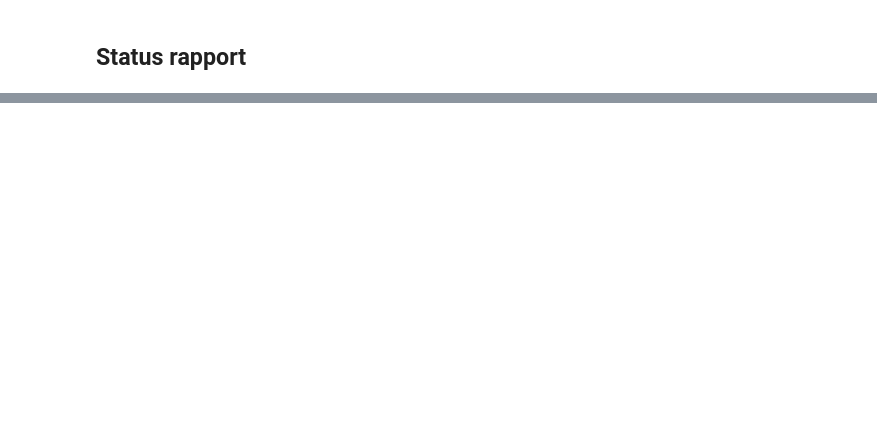
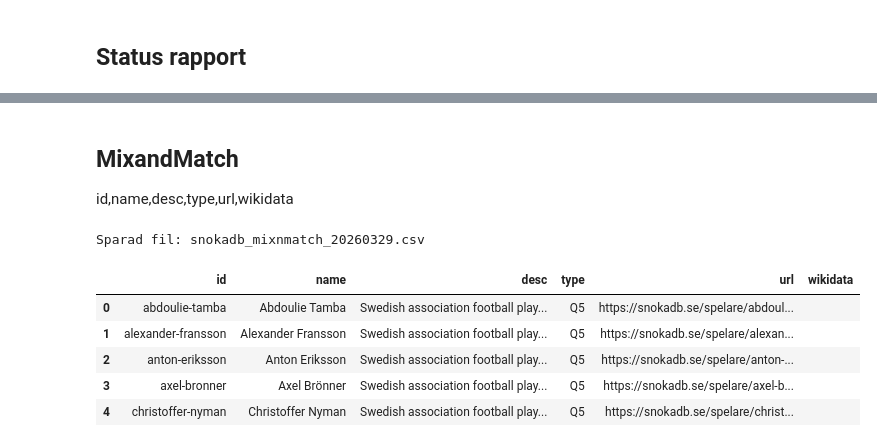
Before and after one commit to salgo60/ifkdb, a Jupyter notebook: Notebook/13_snokadb_se.ipynb, the cells around one changed output, grey strips where cells are left out. Saved outputs shown, nothing was run; the diff lists cells and outputs as text; code cells hidden in the pictures; blank space fills up the shorter version.

```diff
--- a/Notebook/13_snokadb_se.ipynb
+++ b/Notebook/13_snokadb_se.ipynb
@@ -700,12 +617,12 @@ import mwclient
 from datetime import datetime
 
 # =====================================
-# 1. HÄMTA WIKIDATA (P54 AIK)
+# 1. HÄMTA WIKIDATA (P54 )
 # =====================================
 
 SPARQL = """
 SELECT ?player ?playerLabel WHERE {
-  ?player wdt:P54 wd:Q221602 .
+  ?player wdt:P54 wd:Q329607 .
   SERVICE wikibase:label {
     bd:serviceParam wikibase:language "sv,en,mul".
   }
@@ -714,7 +631,7 @@ SELECT ?player ?playerLabel WHERE {
 
 session = requests.Session()
 session.headers.update({
-    "User-Agent": "AIKStats research script (salgo60@msn.com)",
+    "User-Agent": "SnokaDB Wikidata research script (salgo60@msn.com)",
     "Accept": "application/sparql-results+json"
 })
 
@@ -738,7 +655,7 @@ wd_qids = set(df_wd["wikidata_id"])
 # =====================================
 
 site = mwclient.Site("sv.wikipedia.org")
-category = site.categories["Fotbollsspelare i AIK"]
+category = site.categories["Fotbollsspelare i IFK Norrköping"]
 
 def chunked(lst, size):
     for i in range(0, len(lst), size):
@@ -867,7 +784,7 @@ html += """
 from datetime import datetime
 
 today_str = datetime.now().strftime("%Y%m%d")
-output_file = f"aik_statusrapport_{today_str}.html"
+output_file = f"snokadb_statusrapport_{today_str}.html"
 
 with open(output_file, "w", encoding="utf-8") as f:
     f.write(html)
@@ -877,0 +826,3 @@ Rapport skapad: aik_statusrapport_20260228.html
+# %% [markdown]
+## MixandMatch
+id,name,desc,type,url,wikidata
@@ -878,3 +870,32 @@ Rapport skapad: aik_statusrapport_20260228.html
+# %%
+mnm_df = build_mixnmatch(df)
+def remove_flags(text):
+    return re.sub(r'[\U0001F1E6-\U0001F1FF]{2}', '', text).strip()
+
+mnm_df["name"] = mnm_df["name"].str.replace(
+    r'[\U0001F1E6-\U0001F1FF]{2}', '', regex=True
+).str.strip()
+
+#mnm_df["name"] = mnm_df["name"].apply(remove_flags)
+from datetime import datetime
+
+# skapa datumsträng
+today_str = datetime.now().strftime("%Y%m%d")
+
+filename = f"snokadb_mixnmatch_{today_str}.csv"
+
+mnm_df.to_csv(filename, index=False)
+
+print("Sparad fil:", filename)
+mnm_df.head()
+# %% [output]
+Sparad fil: snokadb_mixnmatch_20260329.csv
+|  | id | name | desc | type | url | wikidata |
+| 0 | abdoulie-tamba | Abdoulie Tamba | Swedish association football play... | Q5 | https://snokadb.se/spelare/abdoul... |  |
+| 1 | alexander-fransson | Alexander Fransson | Swedish association football play... | Q5 | https://snokadb.se/spelare/alexan... |  |
+| 2 | anton-eriksson | Anton Eriksson | Swedish association football play... | Q5 | https://snokadb.se/spelare/anton-... |  |
+| 3 | axel-bronner | Axel Brönner | Swedish association football play... | Q5 | https://snokadb.se/spelare/axel-b... |  |
+| 4 | christoffer-nyman | Christoffer Nyman | Swedish association football play... | Q5 | https://snokadb.se/spelare/christ... |  |
 # %%
 from datetime import datetime
 end_time = datetime.now()
```
Also changed, not shown: parts of 27 cells of this notebook, 23 other files.
